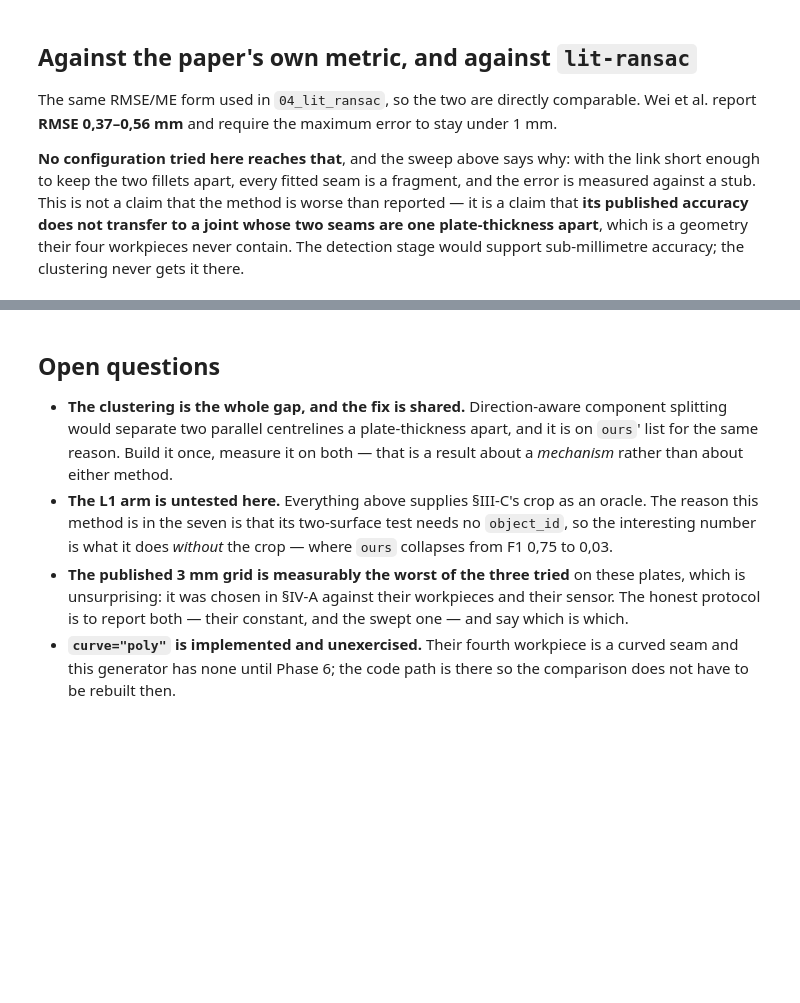
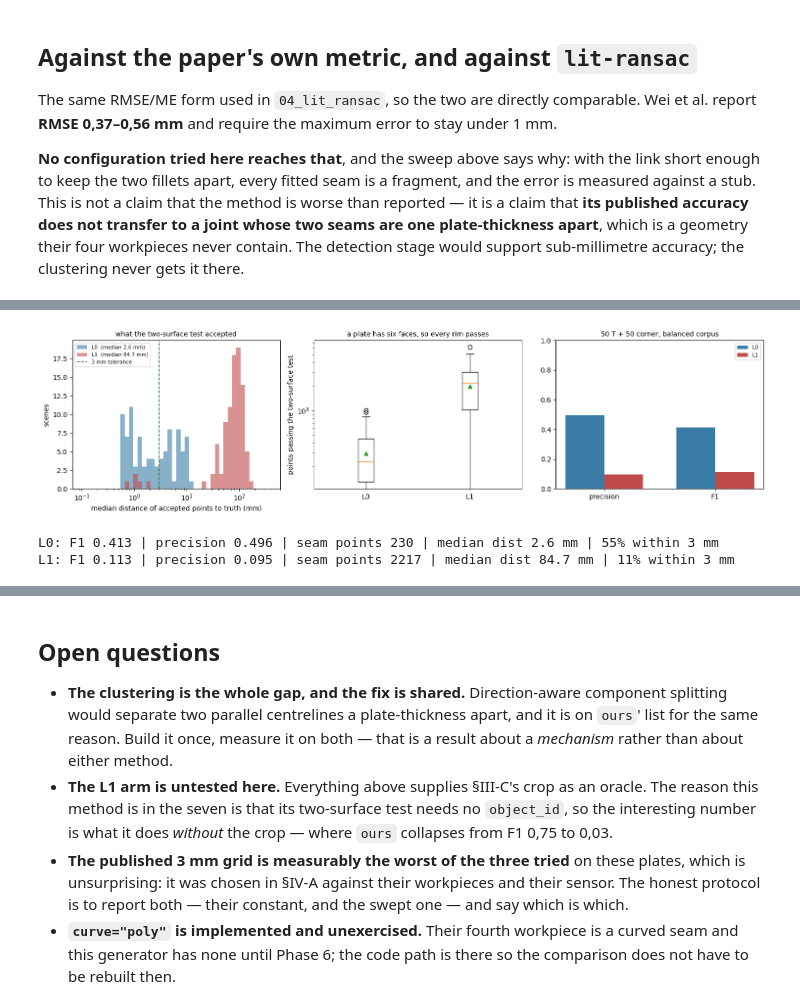
Before and after one commit to amnessa/welding_cell_ws, a Jupyter notebook: weld_generator/notebooks/05_lit_regiongrow.ipynb, the cells around one changed output, grey strips where cells are left out. Drawn from its saved outputs; the diff is of its cells as text; code cells hidden in the pictures; blank space fills up the shorter version.

```diff
--- a/weld_generator/notebooks/05_lit_regiongrow.ipynb
+++ b/weld_generator/notebooks/05_lit_regiongrow.ipynb
@@ -432,0 +584,40 @@ best.groupby("vox").agg(rmse_med=("rmse", "median"), me_med=("me", "median"),
+# %%
+fig, axes = plt.subplots(1, 3, figsize=(15, 4.0))
+
+# 1. The test itself: how far from truth is a point it accepted?
+bins = np.logspace(-1, 2.6, 45)
+for arm, c_ in (("L0", "#3a7ca5"), ("L1", "#c04a4a")):
+    sub = arms[arms.arm == arm]
+    axes[0].hist(sub.det_med, bins=bins, alpha=0.6, color=c_,
+                 label=f"{arm}  (median {sub.det_med.median():.1f} mm)")
+axes[0].axvline(3.0, c="#1a7f37", ls="--", lw=1.2, label="3 mm tolerance")
+axes[0].set_xscale("log"); axes[0].set_xlabel("median distance of accepted points to truth (mm)")
+axes[0].set_ylabel("scenes"); axes[0].legend(fontsize=7.5)
+axes[0].set_title("what the two-surface test accepted", fontsize=10)
+
+# 2. It does not fail by keeping too little. It fails by keeping ten times too much.
+axes[1].boxplot([arms[arms.arm == a].seampts.values for a in ("L0", "L1")],
+                tick_labels=["L0", "L1"], showmeans=True)
+axes[1].set_yscale("log"); axes[1].set_ylabel("points passing the two-surface test")
+axes[1].set_title("a plate has six faces, so every rim passes", fontsize=10)
+
+# 3. The consequence.
+x = np.arange(2); w = 0.35
+for k, arm in enumerate(("L0", "L1")):
+    sub = arms[arms.arm == arm]
+    axes[2].bar(x + (k - 0.5) * w, [sub.prec.mean(), sub.f1.mean()], w, label=arm,
+                color=["#3a7ca5", "#c04a4a"][k])
+axes[2].set_xticks(x); axes[2].set_xticklabels(["precision", "F1"])
+axes[2].set_ylim(0, 1); axes[2].legend(fontsize=8)
+axes[2].set_title("50 T + 50 corner, balanced corpus", fontsize=10)
+plt.tight_layout(); plt.show()
+
+for arm in ("L0", "L1"):
+    s_ = arms[arms.arm == arm]
+    print(f"{arm}: F1 {s_.f1.mean():.3f} | precision {s_.prec.mean():.3f} | "
+          f"seam points {s_.seampts.median():.0f} | "
+          f"median dist {s_.det_med.median():.1f} mm | {s_.in3.mean():.0%} within 3 mm")
+# %% [output]
+[figure, added]
+L0: F1 0.413 | precision 0.496 | seam points 230 | median dist 2.6 mm | 55% within 3 mm
+L1: F1 0.113 | precision 0.095 | seam points 2217 | median dist 84.7 mm | 11% within 3 mm
```
Also changed, not shown: parts of 14 cells of this notebook, 12 other files.
